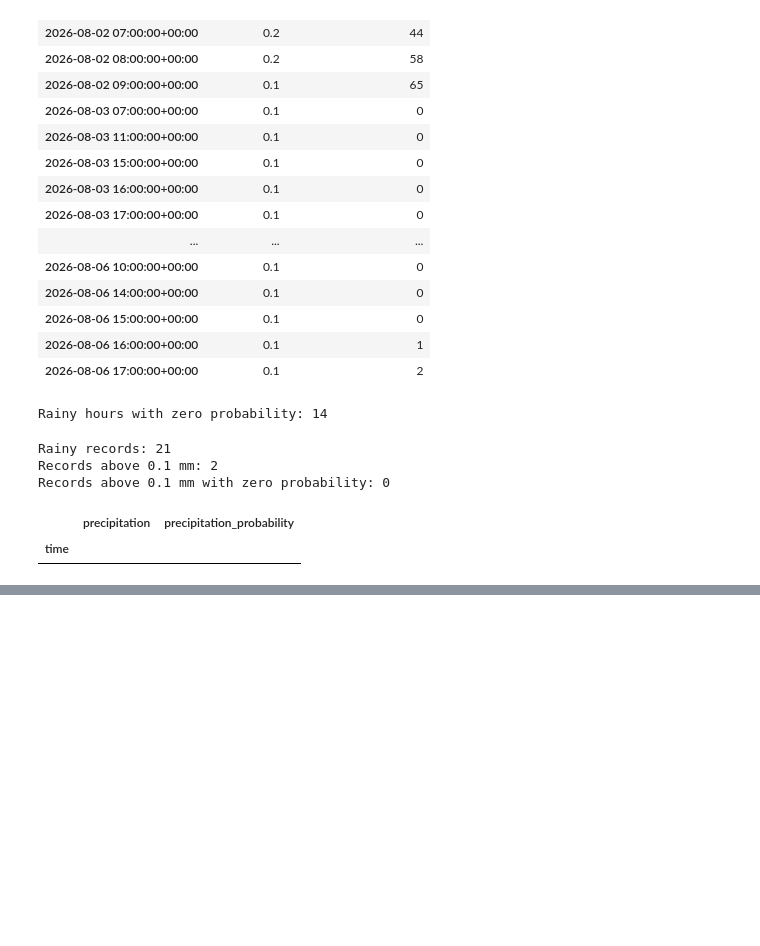
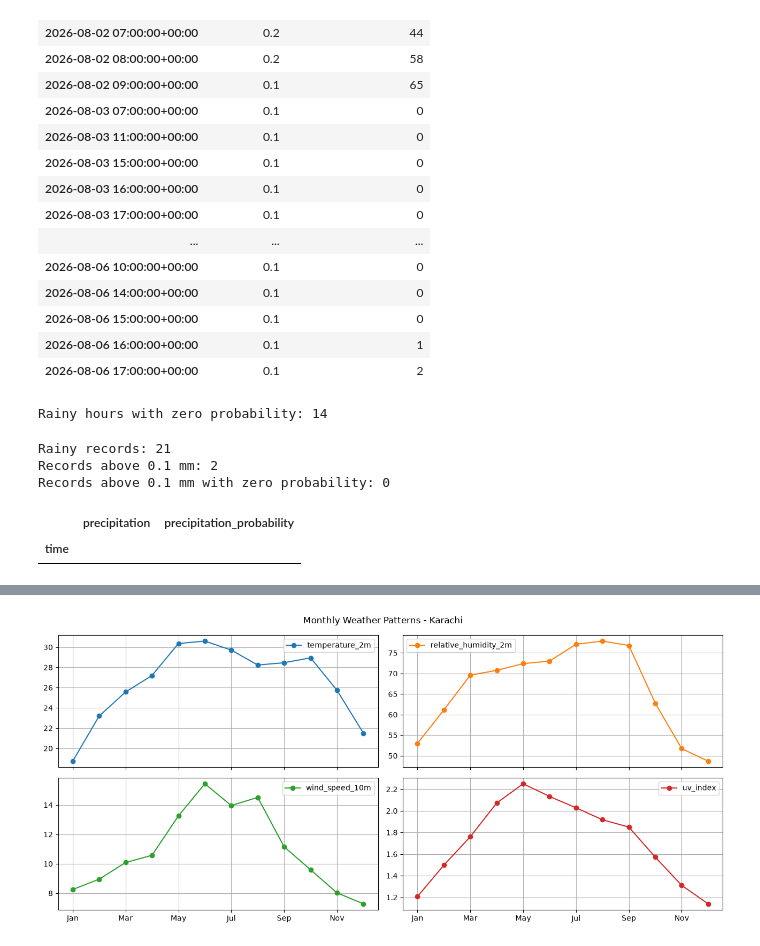
Before and after one commit to itsmusman/AgentWeather, a Jupyter notebook: notebooks/01_explore_apis.ipynb, the cells around one changed output, grey strips where cells are left out. Cells and saved outputs as stored; diff of their text form; code cells hidden in the pictures; blank space fills up the shorter version.

```diff
--- a/notebooks/01_explore_apis.ipynb
+++ b/notebooks/01_explore_apis.ipynb
@@ -778,0 +1899,22 @@ Records above 0.1 mm with zero probability: 0
+# %%
+# Create a monthly summary
+monthly_df = final_df.copy()
+
+monthly_df["month"] = monthly_df.index.month
+
+monthly_summary = monthly_df.groupby("month").agg({
+    "temperature_2m": "mean",
+    "relative_humidity_2m": "mean",
+    "precipitation": "sum",
+    "wind_speed_10m": "mean",
+    "uv_index": "mean",
+    "main.aqi": "mean"
+})
+
+monthly_summary.index = [
+    "Jan", "Feb", "Mar", "Apr",
+    "May", "Jun", "Jul", "Aug",
+    "Sep", "Oct", "Nov", "Dec"
+]
+
+display(monthly_summary.round(2))
@@ -778,0 +1935,17 @@ Records above 0.1 mm with zero probability: 0
+# %%
+monthly_summary[
+    ["temperature_2m", "relative_humidity_2m",
+     "wind_speed_10m", "uv_index"]
+].plot(
+    figsize=(13, 6),
+    marker="o",
+    subplots=True,
+    layout=(2, 2),
+    title="Monthly Weather Patterns - Karachi",
+    grid=True
+)
+
+plt.tight_layout()
+plt.show()
+# %% [output]
+[figure, added]
```
Also changed, not shown: parts of 43 cells of this notebook, 3 other files.
